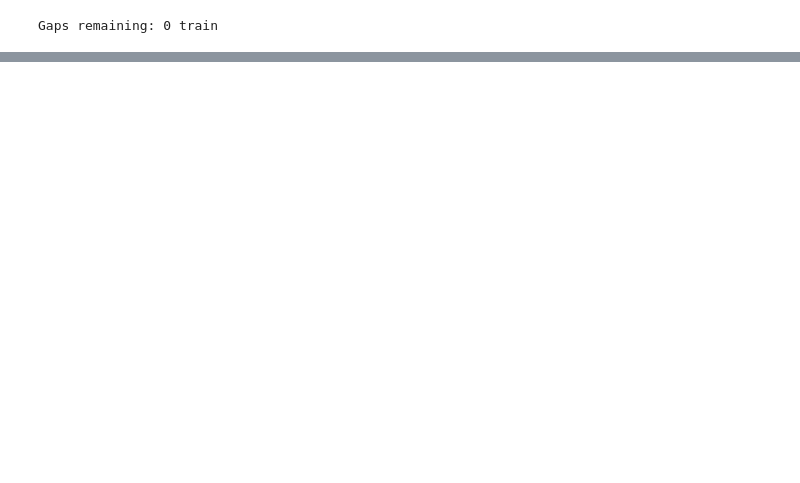
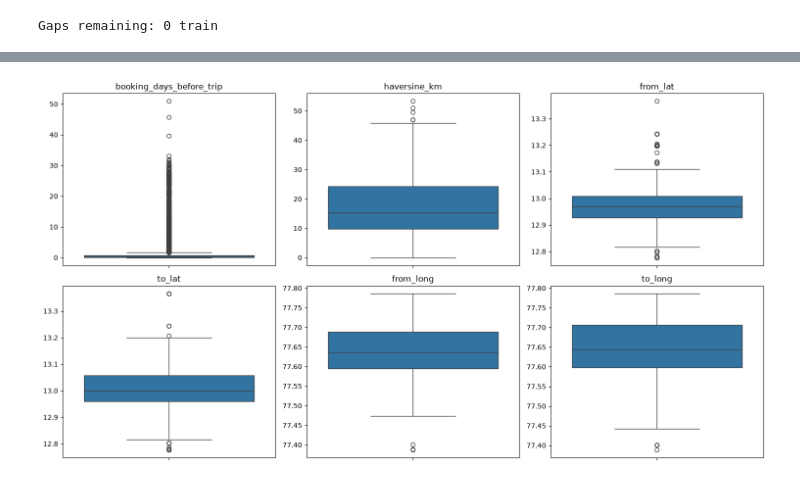
Before and after one commit to mjp370/OPAN-6602_Project_2, a Jupyter notebook: Project_2_MP_Analysis.ipynb, the cells around one changed output, grey strips where cells are left out. Cells and saved outputs as stored; diff of their text form; code cells hidden in the pictures; blank space fills up the shorter version.

```diff
--- a/Project_2_MP_Analysis.ipynb
+++ b/Project_2_MP_Analysis.ipynb
@@ -518,0 +527,21 @@ k = 1010  CV RMSE: $ 0
+# %%
+#Sceen engineered/raw features for outliers
+filled_train.columns
+screen_columns = ['booking_days_before_trip','haversine_km','from_lat','to_lat','from_long','to_long']
+n_cols = 3
+n_rows = math.ceil(len(sceen_columns)/n_cols)
+
+fig, axes = plt.subplots(n_rows, n_cols, figsize=(5* n_cols, 4* n_rows))
+axes = axes.flatten()
+
+for ax, col in zip(axes,screen_columns):
+    sns.boxplot(y=filled_train[col], ax=ax)
+    ax.set_title(col)
+    ax.set_ylabel("")
+
+for ax in axes[len(screen_columns):]:
+    ax.set_visible(False)
+
+plt.tight_layout()
+# %% [output]
+[figure, added]
```
Also changed, not shown: parts of 28 cells of this notebook.
